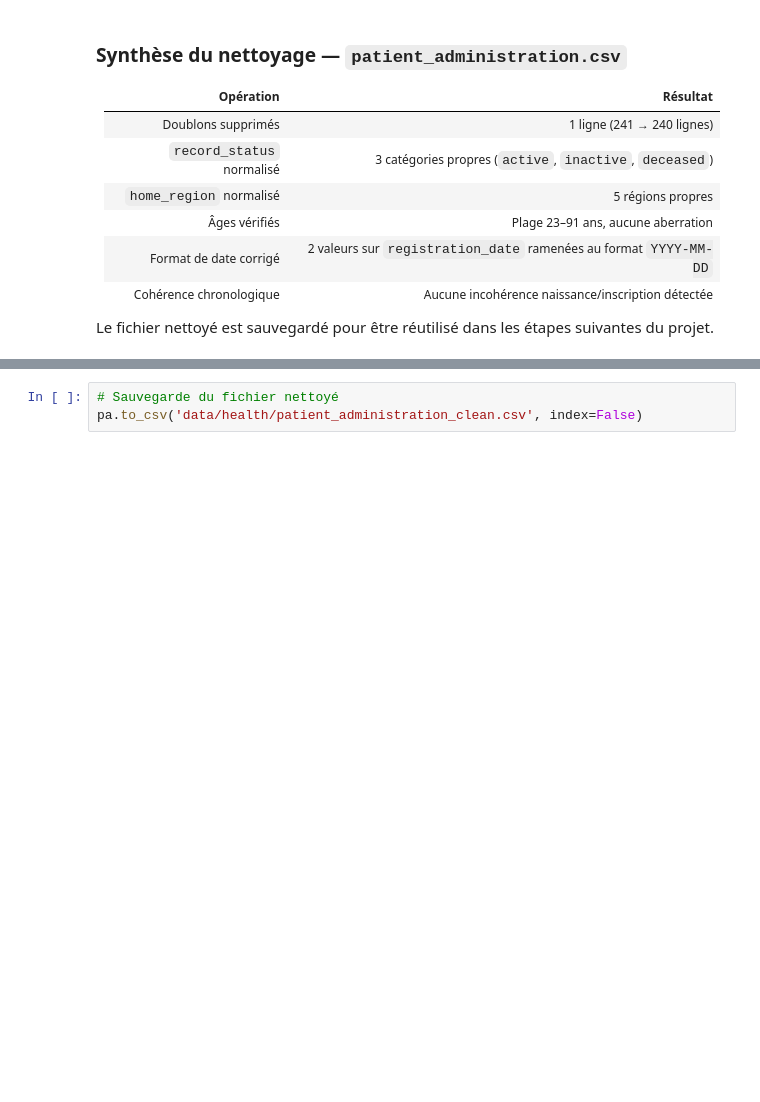
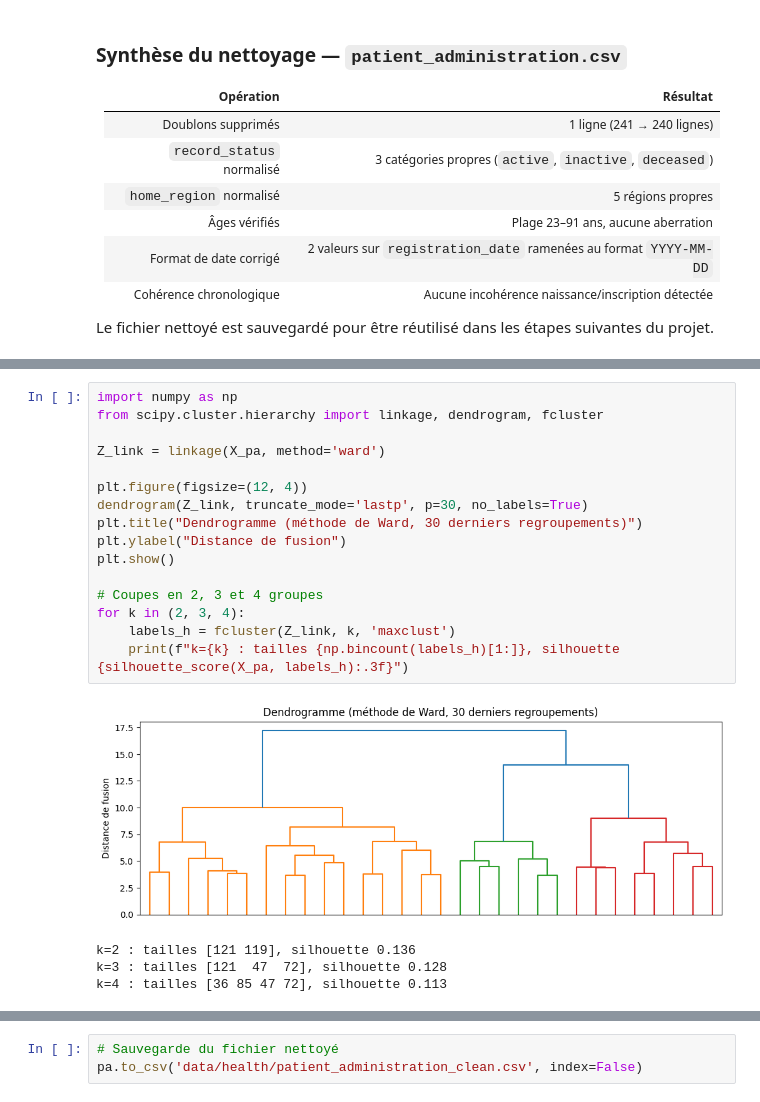
Before and after one commit to Sheik-info/20262027-UE-DataMining-Project, a Jupyter notebook: health.ipynb, the cells around one changed output, grey strips where cells are left out. Drawn from its saved outputs; the diff is of its cells as text; blank space fills up the shorter version.

```diff
--- a/health.ipynb
+++ b/health.ipynb
@@ -158,0 +491,21 @@ Le fichier nettoyé est sauvegardé pour être réutilisé dans les étapes suiv
+# %%
+import numpy as np
+from scipy.cluster.hierarchy import linkage, dendrogram, fcluster
+
+Z_link = linkage(X_pa, method='ward')
+
+plt.figure(figsize=(12, 4))
+dendrogram(Z_link, truncate_mode='lastp', p=30, no_labels=True)
+plt.title("Dendrogramme (méthode de Ward, 30 derniers regroupements)")
+plt.ylabel("Distance de fusion")
+plt.show()
+
+# Coupes en 2, 3 et 4 groupes
+for k in (2, 3, 4):
+    labels_h = fcluster(Z_link, k, 'maxclust')
+    print(f"k={k} : tailles {np.bincount(labels_h)[1:]}, silhouette {silhouette_score(X_pa, labels_h):.3f}")
+# %% [output]
+[figure, added]
+k=2 : tailles [121 119], silhouette 0.136
+k=3 : tailles [121  47  72], silhouette 0.128
+k=4 : tailles [36 85 47 72], silhouette 0.113
```
Also changed, not shown: parts of 37 cells of this notebook.
